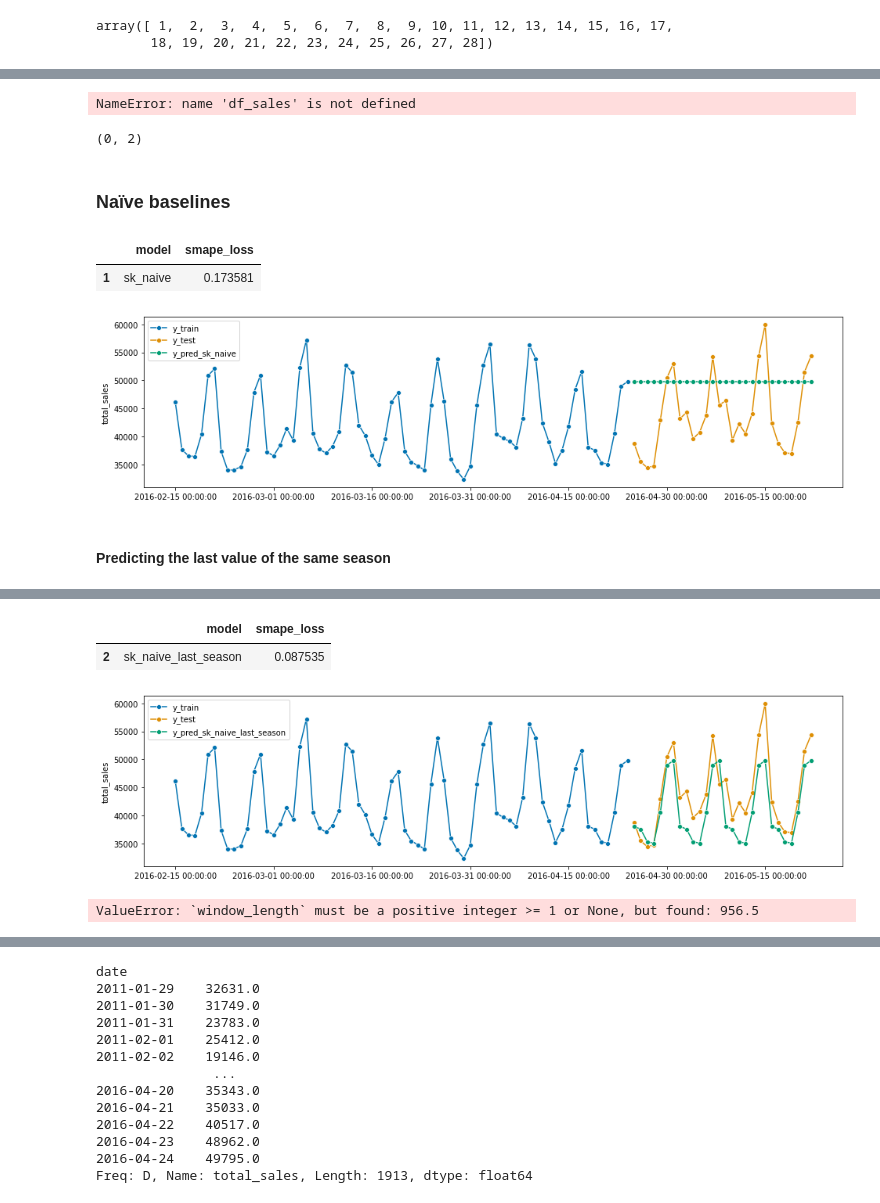
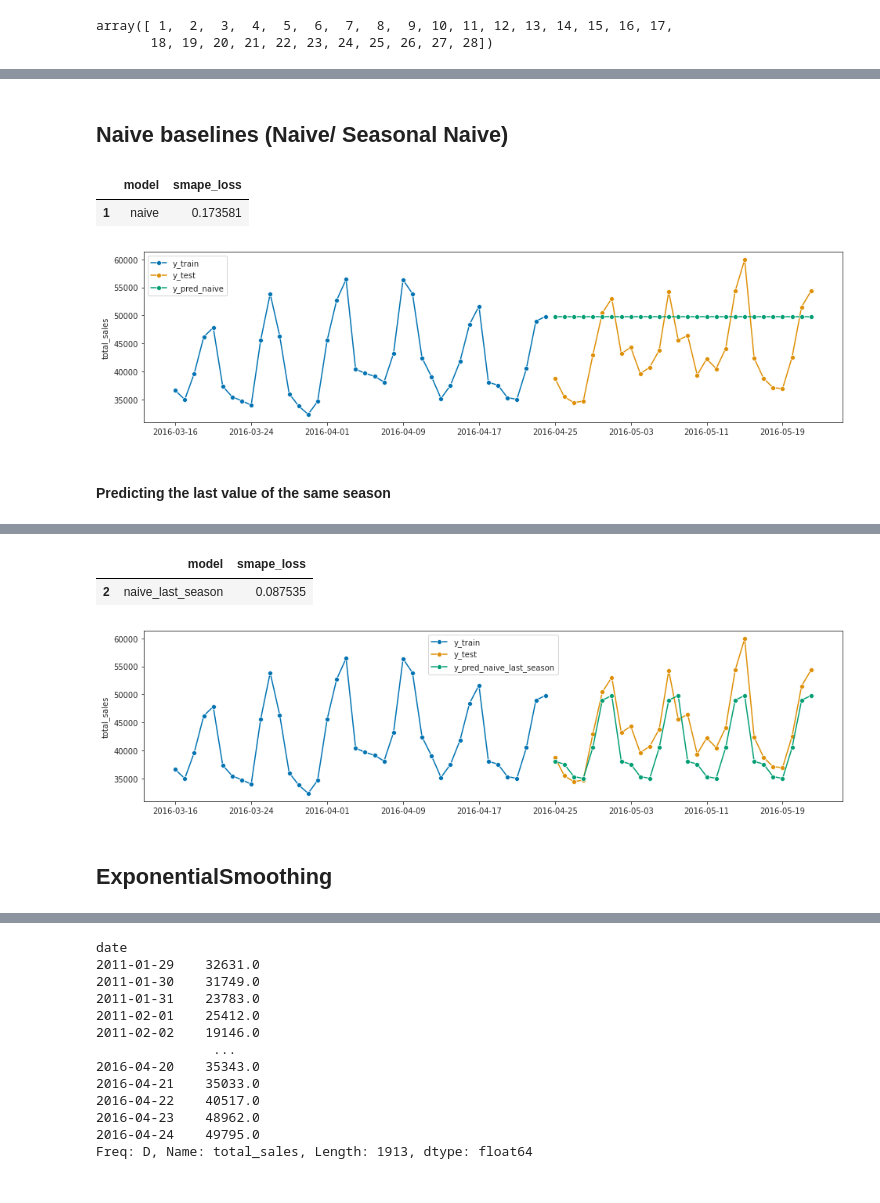
Before and after one commit to ElizabethSebastian/Sales-Forecasting, a Jupyter notebook: Forecast.ipynb, the cells around one changed output, grey strips where cells are left out. Drawn from its saved outputs; the diff is of its cells as text; code cells hidden in the pictures.

```diff
--- a/Forecast.ipynb
+++ b/Forecast.ipynb
@@ -81,7 +81,0 @@ sales_df.to_csv('sales_df.csv')
-# %%
-y_df = sales_df[['total_sales']]
-y_df.index=sales_df.index
-y_df.reset_index()
-y=sales_df['total_sales']
-plot_series(y);
-#print(y_train.shape[0], y_test.shape[0])
@@ -136,2 +90,0 @@ pd.read_csv('y_df.csv')
-# %%
-y= y.asfreq('d')
@@ -189,7 +124,3 @@ ForecastingHorizon(['2016-04-25', '2016-04-26', '2016-04-27', '2016-04-28',
-# %%
-df_sales
-# %% [output]
-NameError: name 'df_sales' is not defined
 # %%
 # save the model
 def save_model(model_name):
@@ -198,36 +129,30 @@ def save_model(model_name):
     pickle.dump(model_name, open(filename, 'wb'))
 # %%
 result=pd.DataFrame(columns=['model', 'smape_loss'])
-result.shape
-# %% [output]
-(0, 2)
 # %%
 def load_model(model_name, y_train, y_test, y_prediction):
-    #result['model']=model_name
     filename = './Models/'+str(model_name)+'.pkl'
     loaded_model = pickle.load(open(filename, 'rb'))
-    plot_series(y_train[-70:], y_test, y_prediction, labels=["y_train", "y_test", "y_pred_"+str(model_name)])
+    plot_series(y_train[-40:], y_test, y_prediction, labels=["y_train", "y_test", "y_pred_"+str(model_name)])
     result=smape_loss(y_test, y_prediction)
     return result
-    #df[df["Year"]==2002]
-# %% [markdown]
-### Naïve baselines
+# %% [markdown]
+## Naive baselines (Naive/ Seasonal Naive)
 # %%
-
 # using sktime
 forecaster = NaiveForecaster(strategy="last")
 forecaster.fit(y_train)
 y_pred_naive = forecaster.predict(fh)
-save_model('sk_naive')
-loss_naive=load_model('sk_naive', y_train, y_test, y_pred_naive)
+save_model('naive')
+loss_naive=load_model('naive', y_train, y_test, y_pred_naive)
 myindex = result.shape[0]+1
-result.at[myindex,'model']='sk_naive'
+result.at[myindex,'model']='naive'
 result.at[myindex,'smape_loss']=loss_naive
-result[result['model']=="sk_naive"]
+result[result['model']=="naive"]
 # %% [output]
 |  | model | smape_loss |
-| 1 | sk_naive | 0.173581 |
+| 1 | naive | 0.173581 |
-[figure, old version]
+[figure, new version]
 # %% [markdown]
 #### Predicting the last value of the same season
 # %%
@@ -235,10 +160,10 @@ result[result['model']=="sk_naive"]
 forecaster = NaiveForecaster(strategy="last", sp=7)
 forecaster.fit(y_train)
 y_pred_last_season = forecaster.predict(fh)
-save_model('sk_naive_last_season')
-loss_naive_last_season=load_model('sk_naive_last_season', y_train, y_test, y_pred_last_season)
+save_model('naive_last_season')
+loss_naive_last_season=load_model('naive_last_season', y_train, y_test, y_pred_last_season)
 myindex = result.shape[0]+1
-result.at[myindex,'model']='sk_naive_last_season'
+result.at[myindex,'model']='naive_last_season'
 result.at[myindex,'smape_loss']=loss_naive_last_season
-result[result['model']=='sk_naive_last_season']
+result[result['model']=='naive_last_season']
 # %% [output]
@@ -246,3 +171,3 @@ Wall time: 160 ms
 |  | model | smape_loss |
-| 2 | sk_naive_last_season | 0.087535 |
+| 2 | naive_last_season | 0.087535 |
-[figure, old version]
+[figure, new version]
@@ -256,18 +174,5 @@ param_grid={
-# %%
-%%time
-
-
-forecaster = NaiveForecaster(window_length=None)
-
-cv = SlidingWindowSplitter(window_length=None, initial_window=int(len(y_train))*0.5)
-gscv = ForecastingGridSearchCV(forecaster, cv=cv, param_grid=param_grid)
-
-gscv.fit(y_train)
-y_pred = gscv.predict(fh)
-plot_series(y_train, y_test, y_pred, labels=["y_train", "y_test", "y_pred"])
-smape_loss(y_test, y_pred)
-# %% [output]
-ValueError: `window_length` must be a positive integer >= 1 or None, but found: 956.5
+# %% [markdown]
+## ExponentialSmoothing
 # %%
 %%time
 forecaster = ExponentialSmoothing(trend="add", seasonal="multiplicative", sp=7)
```
Also changed, not shown: parts of 116 cells of this notebook, 28 other files.
